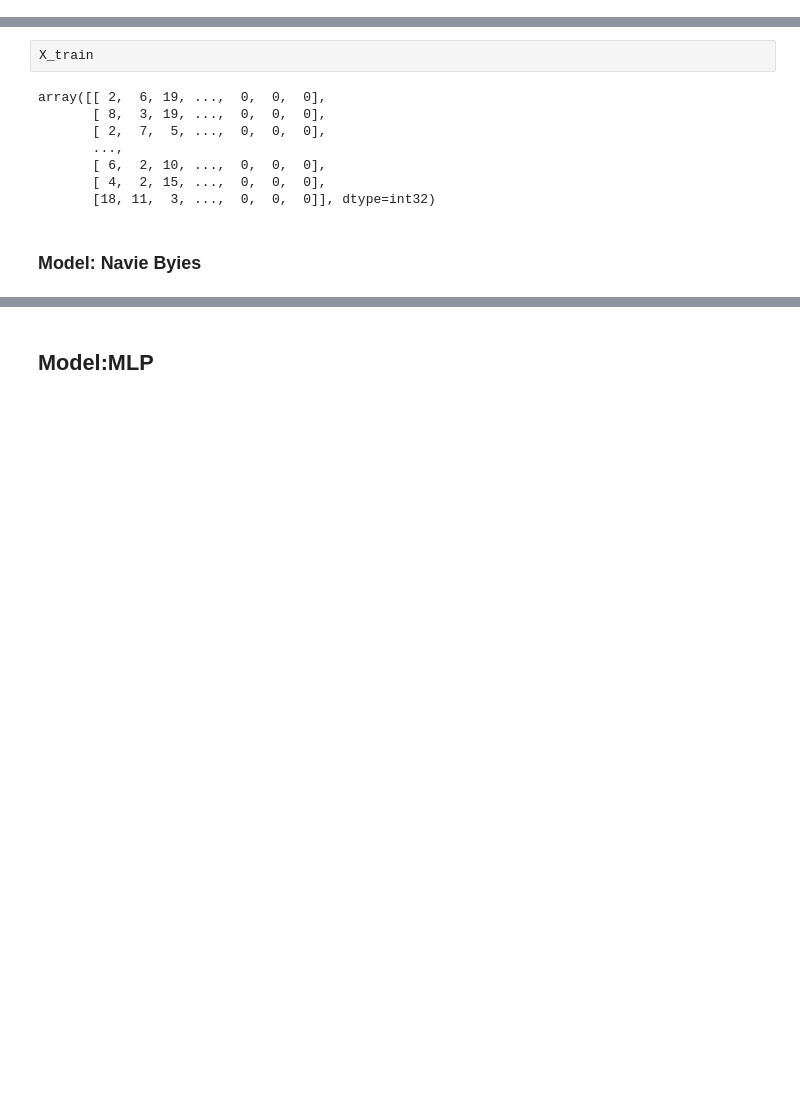
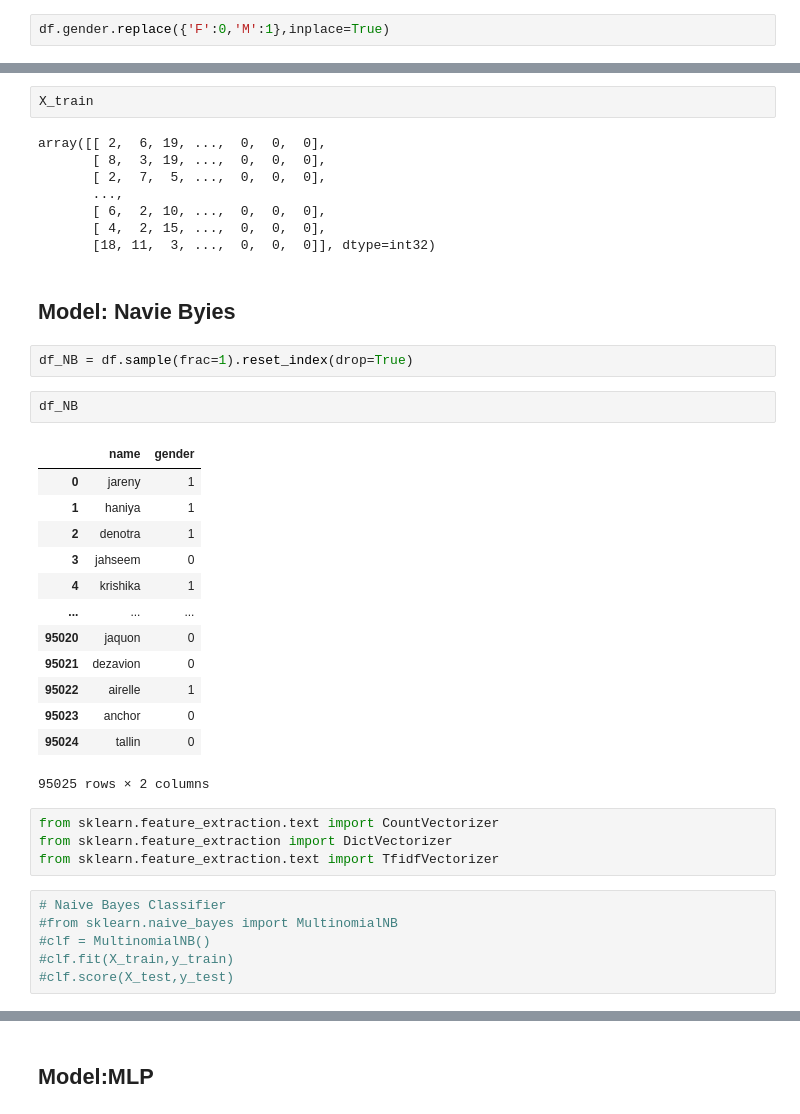
Before and after one commit to HeHeHuang/DeepLearningNLP, a Jupyter notebook: TextClassification_GenderFromName.ipynb, the cells around one changed output, grey strips where cells are left out. Saved outputs shown, nothing was run; the diff lists cells and outputs as text; blank space fills up the shorter version.

```diff
--- a/TextClassification_GenderFromName.ipynb
+++ b/TextClassification_GenderFromName.ipynb
@@ -156,6 +156,8 @@ for index,gender in enumerate(y):
         y[index]=1
     else:
         y[index]=0
+# %%
+df.gender.replace({'F':0,'M':1},inplace=True)
 # %%
 length=df['name'].apply(len)
 df=df.assign(Length=length)
@@ -261,4 +263,32 @@ array([[ 2,  6, 19, ...,  0,  0,  0],
        [ 4,  2, 15, ...,  0,  0,  0],
        [18, 11,  3, ...,  0,  0,  0]], dtype=int32)
 # %% [markdown]
-### Model: Navie Byies
+## Model: Navie Byies
+# %%
+df_NB = df.sample(frac=1).reset_index(drop=True)
+# %%
+df_NB
+# %% [output]
+|  | name | gender |
+| 0 | jareny | 1 |
+| 1 | haniya | 1 |
+| 2 | denotra | 1 |
+| 3 | jahseem | 0 |
+| 4 | krishika | 1 |
+| ... | ... | ... |
+| 95020 | jaquon | 0 |
+| 95021 | dezavion | 0 |
+| 95022 | airelle | 1 |
+| 95023 | anchor | 0 |
+| 95024 | tallin | 0 |
+95025 rows × 2 columns
+# %%
+from sklearn.feature_extraction.text import CountVectorizer
+from sklearn.feature_extraction import DictVectorizer
+from sklearn.feature_extraction.text import TfidfVectorizer
+# %%
+# Naive Bayes Classifier
+#from sklearn.naive_bayes import MultinomialNB
+#clf = MultinomialNB()
+#clf.fit(X_train,y_train)
+#clf.score(X_test,y_test)
```
Also changed, not shown: parts of 7 cells of this notebook.
